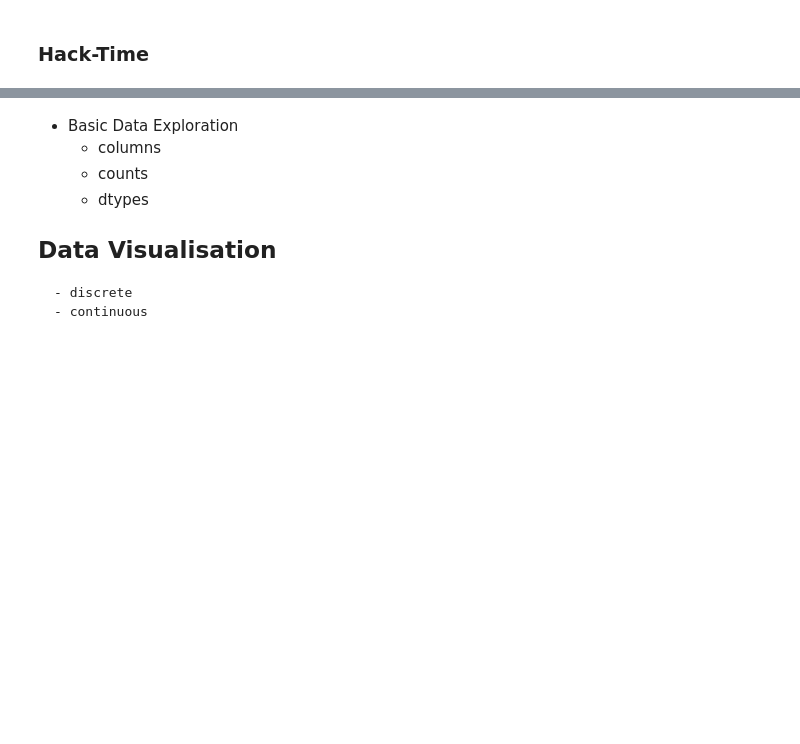
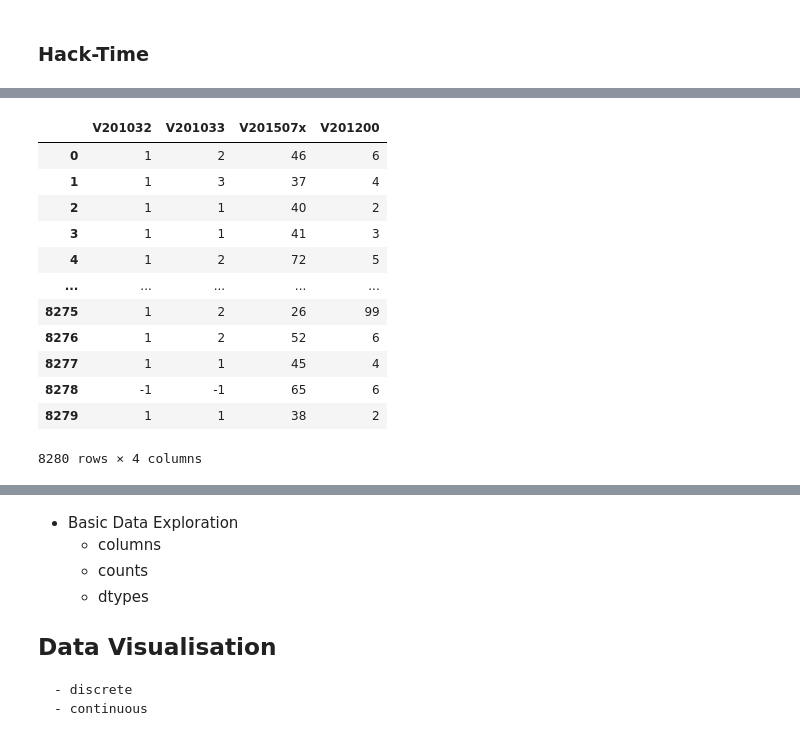
Before and after one commit to mickaeltemporao/itds, a Jupyter notebook: materials/04-data-exploration-basics.ipynb, the cells around one changed output, grey strips where cells are left out. Cells and saved outputs as stored; diff of their text form; code cells hidden in the pictures; blank space fills up the shorter version.

```diff
--- a/materials/04-data-exploration-basics.ipynb
+++ b/materials/04-data-exploration-basics.ipynb
@@ -87,0 +133,24 @@ type(vote_int)
+# %%
+# Selecting multiple columns
+my_vars = [
+    "V201032",  # intend to vote
+    "V201033",  # intend to vote for
+    "V201507x",  # age
+    "V201200",  # liberal-conservative self-placement
+]
+
+anes_data[my_vars]
+# %% [output]
+|  | V201032 | V201033 | V201507x | V201200 |
+| 0 | 1 | 2 | 46 | 6 |
+| 1 | 1 | 3 | 37 | 4 |
+| 2 | 1 | 1 | 40 | 2 |
+| 3 | 1 | 1 | 41 | 3 |
+| 4 | 1 | 2 | 72 | 5 |
+| ... | ... | ... | ... | ... |
+| 8275 | 1 | 2 | 26 | 99 |
+| 8276 | 1 | 2 | 52 | 6 |
+| 8277 | 1 | 1 | 45 | 4 |
+| 8278 | -1 | -1 | 65 | 6 |
+| 8279 | 1 | 1 | 38 | 2 |
+8280 rows × 4 columns
```
Also changed, not shown: parts of 29 cells of this notebook.
